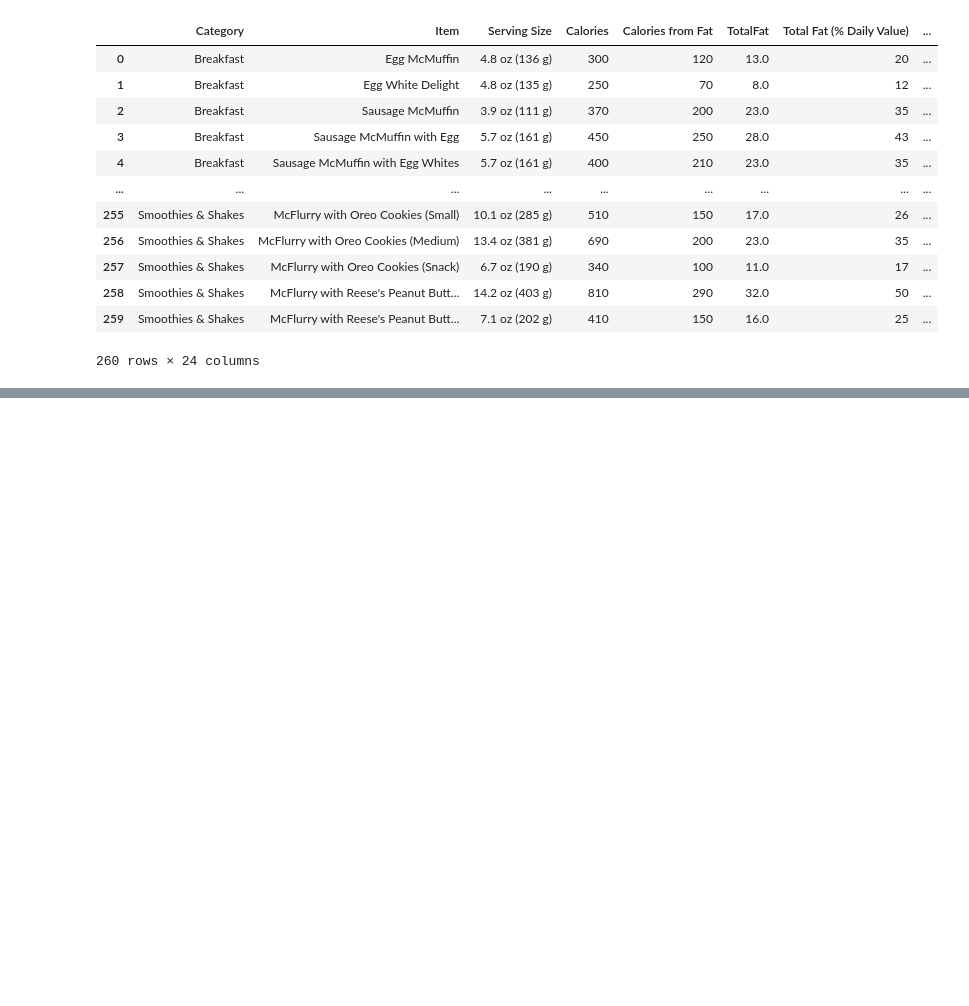
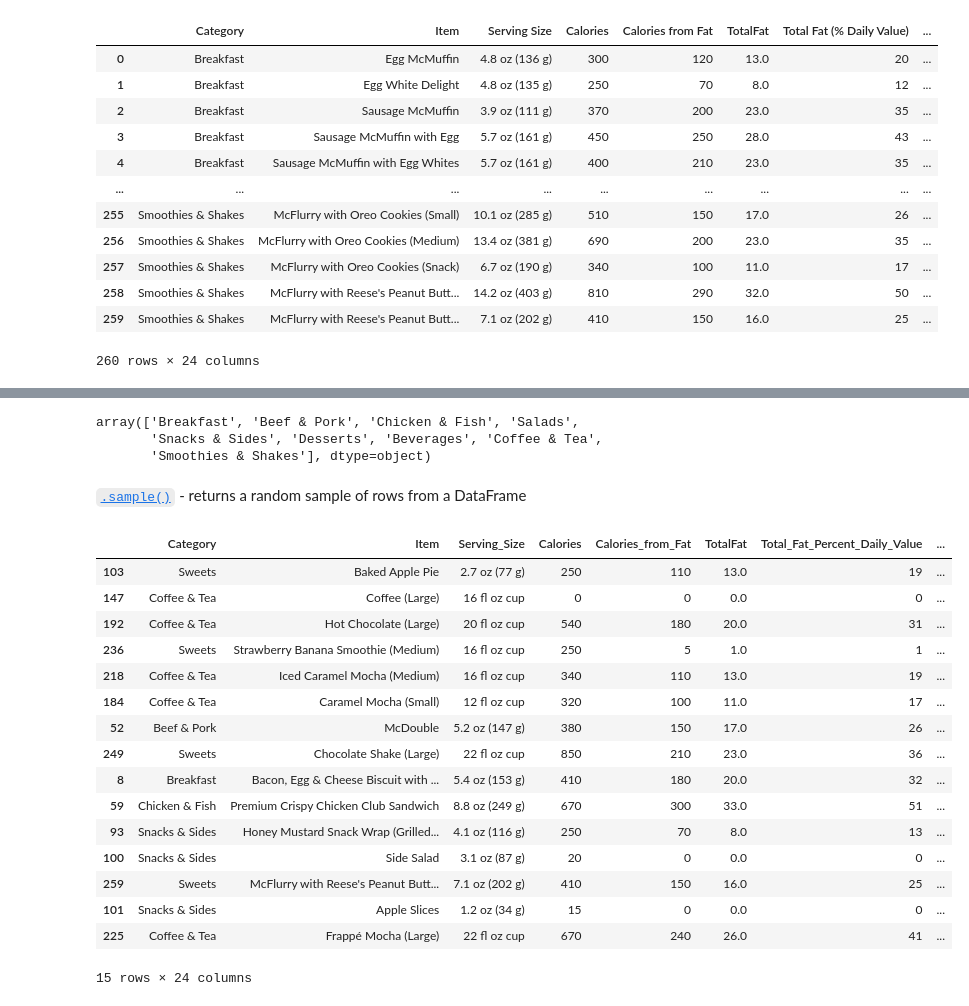
Before and after one commit to alx2202/DataAnalysis, a Jupyter notebook: Day11/data_modifications.ipynb, the cells around one changed output, grey strips where cells are left out. Saved outputs shown, nothing was run; the diff lists cells and outputs as text; code cells hidden in the pictures; blank space fills up the shorter version.

```diff
--- a/Day11/data_modifications.ipynb
+++ b/Day11/data_modifications.ipynb
@@ -20,0 +86,6 @@ df
+# %%
+new_column_names = []
+for column in df.columns:
+    new_column_names.append(column.lower())
+df.columns = new_column_names
+df
@@ -20,0 +114,9 @@ df
+# %%
+df = pd.read_csv(url)
+
+new_column_names = []
+for column in df.columns:
+    new_column_names.append(column.replace(' ', '_').replace('%', 'Percent').replace('(', '').replace(')', ''))
+
+df.columns = new_column_names
+df
@@ -20,0 +220,3 @@ df
+# %%
+df.Saturated_Fat.replace(3.0, -100, inplace=True)
+df
@@ -20,0 +237,28 @@ df
+# %%
+df.Category.unique()
+# %% [output]
+array(['Breakfast', 'Beef & Pork', 'Chicken & Fish', 'Salads',
+       'Snacks & Sides', 'Desserts', 'Beverages', 'Coffee & Tea',
+       'Smoothies & Shakes'], dtype=object)
+# %% [markdown]
+[`.sample()`](https://pandas.pydata.org/docs/reference/api/pandas.DataFrame.sample.html) - returns a random sample of rows from a DataFrame
+# %%
+df.replace(['Desserts', 'Smoothies & Shakes'], 'Sweets').sample(15)
+# %% [output]
+|  | Category | Item | Serving_Size | Calories | Calories_from_Fat | TotalFat | Total_Fat_Percent_Daily_Value | ... |
+| 103 | Sweets | Baked Apple Pie | 2.7 oz (77 g) | 250 | 110 | 13.0 | 19 | ... |
+| 147 | Coffee & Tea | Coffee (Large) | 16 fl oz cup | 0 | 0 | 0.0 | 0 | ... |
+| 192 | Coffee & Tea | Hot Chocolate (Large) | 20 fl oz cup | 540 | 180 | 20.0 | 31 | ... |
+| 236 | Sweets | Strawberry Banana Smoothie (Medium) | 16 fl oz cup | 250 | 5 | 1.0 | 1 | ... |
+| 218 | Coffee & Tea | Iced Caramel Mocha (Medium) | 16 fl oz cup | 340 | 110 | 13.0 | 19 | ... |
+| 184 | Coffee & Tea | Caramel Mocha (Small) | 12 fl oz cup | 320 | 100 | 11.0 | 17 | ... |
+| 52 | Beef & Pork | McDouble | 5.2 oz (147 g) | 380 | 150 | 17.0 | 26 | ... |
+| 249 | Sweets | Chocolate Shake (Large) | 22 fl oz cup | 850 | 210 | 23.0 | 36 | ... |
+| 8 | Breakfast | Bacon, Egg & Cheese Biscuit with ... | 5.4 oz (153 g) | 410 | 180 | 20.0 | 32 | ... |
+| 59 | Chicken & Fish | Premium Crispy Chicken Club Sandwich | 8.8 oz (249 g) | 670 | 300 | 33.0 | 51 | ... |
+| 93 | Snacks & Sides | Honey Mustard Snack Wrap (Grilled... | 4.1 oz (116 g) | 250 | 70 | 8.0 | 13 | ... |
+| 100 | Snacks & Sides | Side Salad | 3.1 oz (87 g) | 20 | 0 | 0.0 | 0 | ... |
+| 259 | Sweets | McFlurry with Reese's Peanut Butt... | 7.1 oz (202 g) | 410 | 150 | 16.0 | 25 | ... |
+| 101 | Snacks & Sides | Apple Slices | 1.2 oz (34 g) | 15 | 0 | 0.0 | 0 | ... |
+| 225 | Coffee & Tea | Frappé Mocha (Large) | 22 fl oz cup | 670 | 240 | 26.0 | 41 | ... |
+15 rows × 24 columns
```
Also changed, not shown: parts of 35 cells of this notebook.
